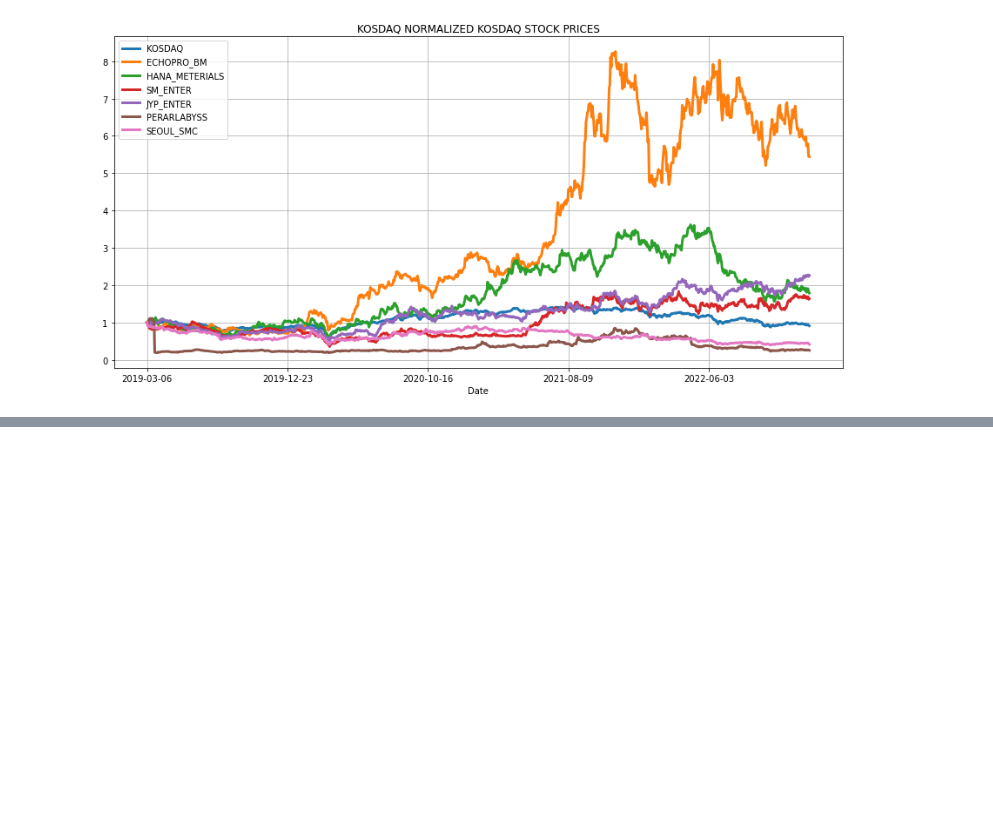
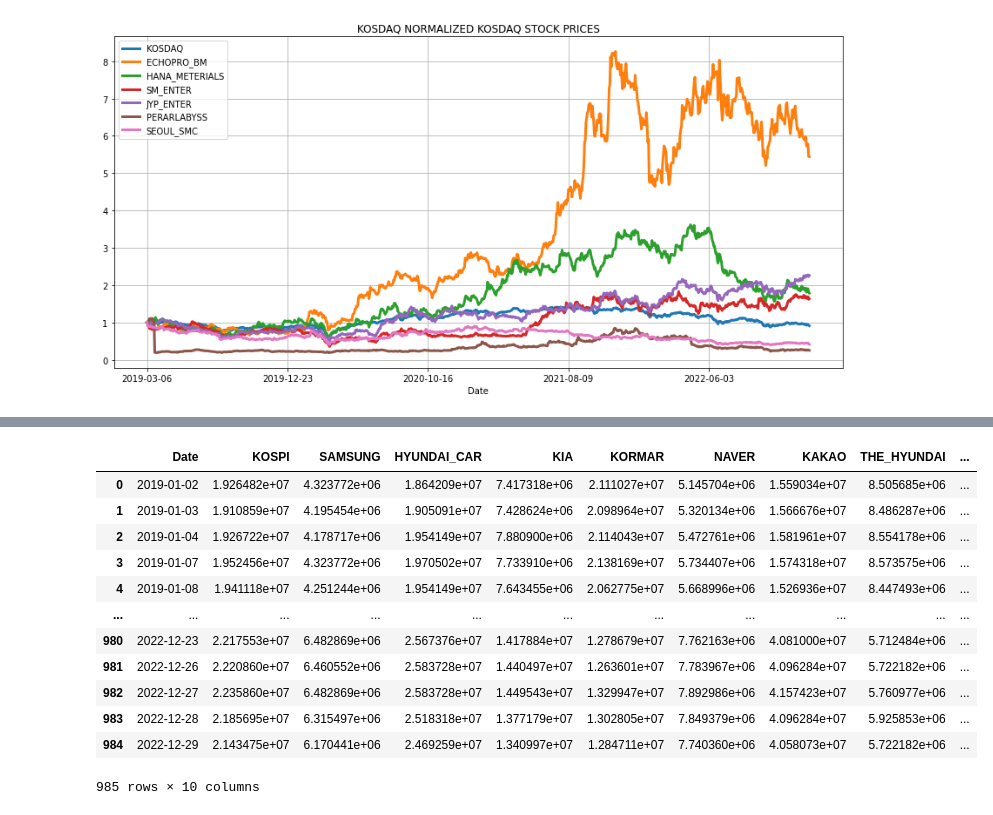
Before and after one commit to Ki-Sung/python_financial_analysis_and_machine_learning, a Jupyter notebook: own_analysis_in_korea/Portfolio Asset Allocation and Statistical Data Analysis.ipynb, the cells around one changed output, grey strips where cells are left out. Drawn from its saved outputs; the diff is of its cells as text; code cells hidden in the pictures; blank space fills up the shorter version.

Commit message:
own project - caculation asset allocation with kospi

```diff
--- a/own_analysis_in_korea/Portfolio Asset Allocation and Statistical Data Analysis.ipynb
+++ b/own_analysis_in_korea/Portfolio Asset Allocation and Statistical Data Analysis.ipynb
@@ -156,0 +184,13 @@ show_plot(df=normalize(kosdaq_df), fig_title="KOSDAQ NORMALIZED KOSDAQ STOCK PRI
+# %%
+# KOSPI
+
+# step 1 무작위 비중 만들기
+# np.random.seed(101)
+np.random.seed()
+
+# step 2 만든 무작위 비중 계산(비중 생성)
+my_weight = np.array(np.random.random(8))   # 8개의 난수를 행성
+
+# step 3 모든 비중의 합이 1이 되도록 하기 - 지정한 난수들 / 난수들의 합
+my_weight = my_weight / np.sum(my_weight)
+print(my_weight)
@@ -156,0 +204,4 @@ show_plot(df=normalize(kosdaq_df), fig_title="KOSDAQ NORMALIZED KOSDAQ STOCK PRI
+# %%
+# step 4 정규화 시키기
+kospi_portfolio = normalize(kospi_df)
+kospi_portfolio
@@ -156,0 +232,10 @@ show_plot(df=normalize(kosdaq_df), fig_title="KOSDAQ NORMALIZED KOSDAQ STOCK PRI
+# %%
+# step 6 테이블 만들기 - enumerate함수 활용
+for counter, stock in enumerate(kospi_portfolio.columns[1:]):
+    # 보유한 주식의 값(정규화된) * 가중치
+    kospi_portfolio[stock] = kospi_portfolio[stock] * my_weight[counter]
+    # 위에 계산한 가중치 * 1억원
+    kospi_portfolio[stock] = kospi_portfolio[stock] * 100000000
+
+# 초기 할당 테이블 결과 확인
+kospi_portfolio
@@ -156,0 +256,18 @@ show_plot(df=normalize(kosdaq_df), fig_title="KOSDAQ NORMALIZED KOSDAQ STOCK PRI
+# %%
+# step 7 추가열 만들기 - step 6에서 계산한 모든 원화 값의 총합
+kospi_portfolio["portfolio daily worth in ￦"] = df_portfolio[df_portfolio!="Date"].sum(axis=1)    # x축은 1과 같음(한마디로 더하는 기준을 가로열 지정)
+kospi_portfolio
+# %% [output]
+|  | Date | KOSPI | SAMSUNG | HYUNDAI_CAR | KIA | KORMAR | NAVER | KAKAO | THE_HYUNDAI | ... |
+| 0 | 2019-01-02 | 1.926482e+07 | 4.323772e+06 | 1.864209e+07 | 7.417318e+06 | 2.111027e+07 | 5.145704e+06 | 1.559034e+07 | 8.505685e+06 | ... |
+| 1 | 2019-01-03 | 1.910859e+07 | 4.195454e+06 | 1.905091e+07 | 7.428624e+06 | 2.098964e+07 | 5.320134e+06 | 1.566676e+07 | 8.486287e+06 | ... |
+| 2 | 2019-01-04 | 1.926722e+07 | 4.178717e+06 | 1.954149e+07 | 7.880900e+06 | 2.114043e+07 | 5.472761e+06 | 1.581961e+07 | 8.554178e+06 | ... |
+| 3 | 2019-01-07 | 1.952456e+07 | 4.323772e+06 | 1.970502e+07 | 7.733910e+06 | 2.138169e+07 | 5.734407e+06 | 1.574318e+07 | 8.573575e+06 | ... |
+| 4 | 2019-01-08 | 1.941118e+07 | 4.251244e+06 | 1.954149e+07 | 7.643455e+06 | 2.062775e+07 | 5.668996e+06 | 1.526936e+07 | 8.447493e+06 | ... |
+| ... | ... | ... | ... | ... | ... | ... | ... | ... | ... | ... |
+| 980 | 2022-12-23 | 2.217553e+07 | 6.482869e+06 | 2.567376e+07 | 1.417884e+07 | 1.278679e+07 | 7.762163e+06 | 4.081000e+07 | 5.712484e+06 | ... |
+| 981 | 2022-12-26 | 2.220860e+07 | 6.460552e+06 | 2.583728e+07 | 1.440497e+07 | 1.263601e+07 | 7.783967e+06 | 4.096284e+07 | 5.722182e+06 | ... |
+| 982 | 2022-12-27 | 2.235860e+07 | 6.482869e+06 | 2.583728e+07 | 1.449543e+07 | 1.329947e+07 | 7.892986e+06 | 4.157423e+07 | 5.760977e+06 | ... |
+| 983 | 2022-12-28 | 2.185695e+07 | 6.315497e+06 | 2.518318e+07 | 1.377179e+07 | 1.302805e+07 | 7.849379e+06 | 4.096284e+07 | 5.925853e+06 | ... |
+| 984 | 2022-12-29 | 2.143475e+07 | 6.170441e+06 | 2.469259e+07 | 1.340997e+07 | 1.284711e+07 | 7.740360e+06 | 4.058073e+07 | 5.722182e+06 | ... |
+985 rows × 10 columns
```
Also changed, not shown: parts of 11 cells of this notebook.
